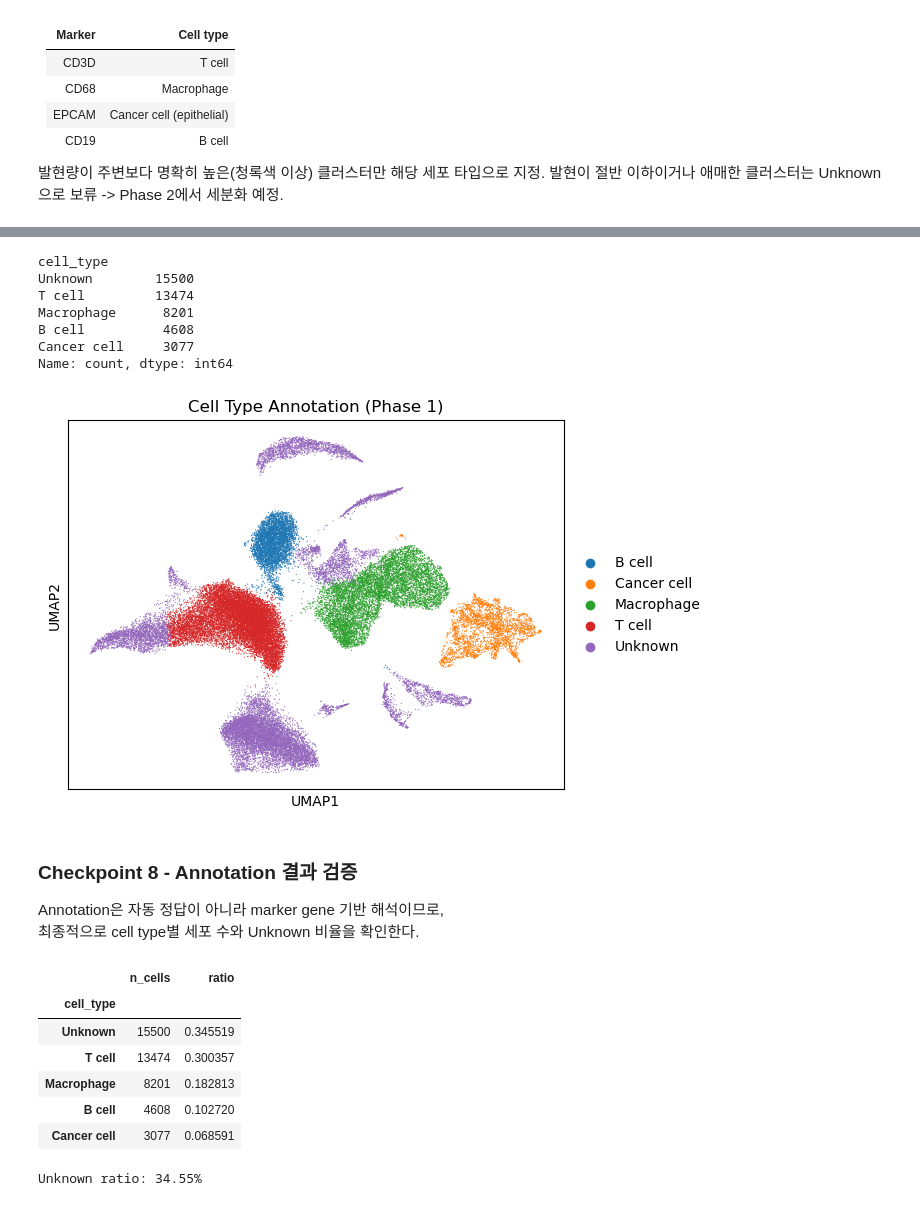
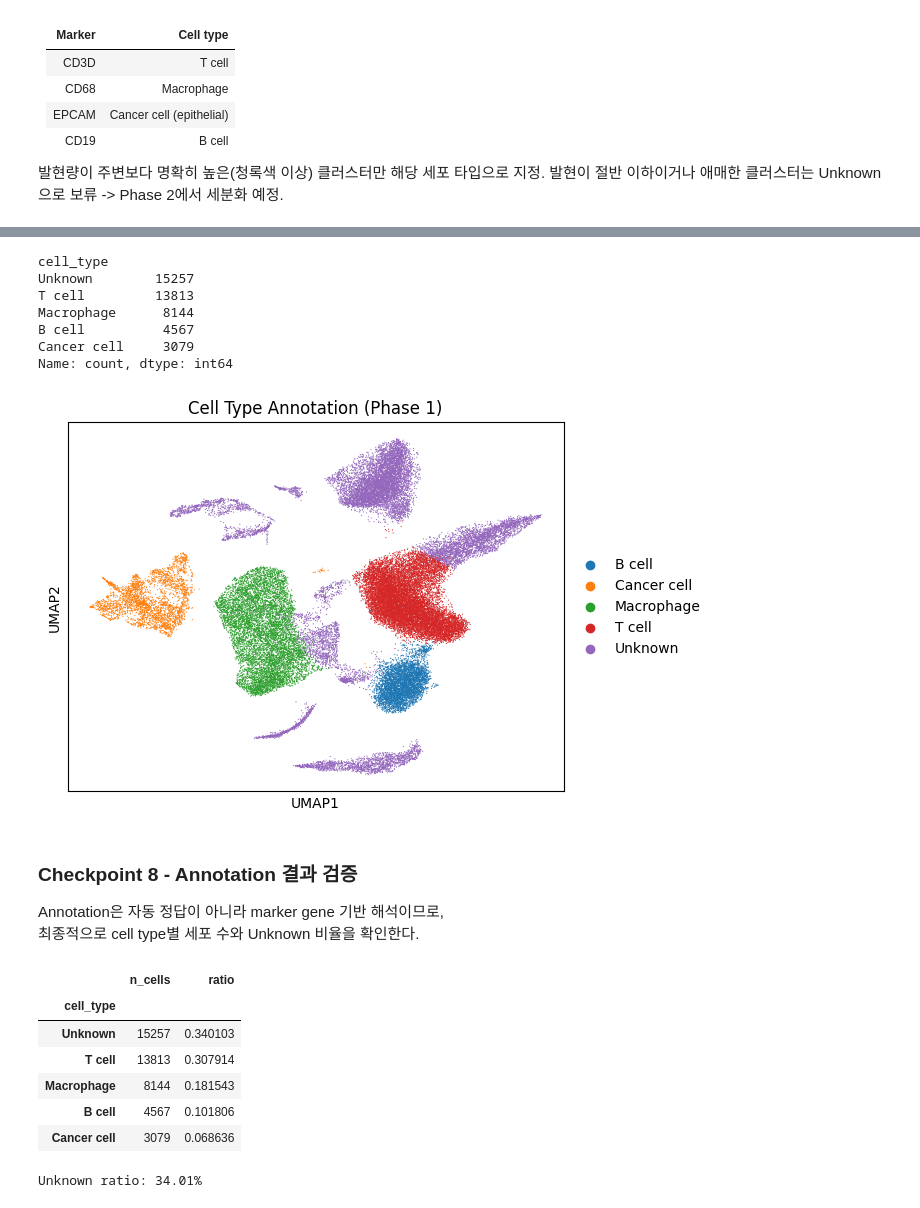
Before and after one commit to boeun02/scRNA-seq-Cancer-Immunology-Analysis, a Jupyter notebook: phase1_scrna/01_geo_pipeline.ipynb, the cells around one changed output, grey strips where cells are left out. Drawn from its saved outputs; the diff is of its cells as text; code cells hidden in the pictures.

```diff
--- a/phase1_scrna/01_geo_pipeline.ipynb
+++ b/phase1_scrna/01_geo_pipeline.ipynb
@@ -685,28 +675,29 @@ sc.pl.umap(adata, color='leiden')
 # %%
 # 클러스터 -> 세포 타입 매핑
 # Unknown: 단일 marker로 판단이 불명확한 클러스터 (Phase 2에서 세분화 예정)
 cell_type_map = {
-    '0': 'T cell',
+    '1': 'T cell',
     '2': 'T cell',
-    '4': 'Macrophage',
+    '3': 'Macrophage',
     '5': 'Macrophage',
-    '3': 'B cell',
-    '6': 'Cancer cell',
+    '4': 'B cell',
+    '7': 'Cancer cell',
+    '10': 'Cancer cell',
 }
 
 adata.obs['cell_type'] = adata.obs['leiden'].map(cell_type_map).fillna('Unknown')
 
 print(adata.obs['cell_type'].value_counts())
 sc.pl.umap(adata, color='cell_type', title='Cell Type Annotation (Phase 1)')
 # %% [output]
 cell_type
-Unknown        15500
-T cell         13474
-Macrophage      8201
-B cell          4608
-Cancer cell     3077
+Unknown        15257
+T cell         13813
+Macrophage      8144
+B cell          4567
+Cancer cell     3079
 Name: count, dtype: int64
-[figure, old version]
+[figure, new version]
 # %% [markdown]
 ### Checkpoint 8 - Annotation 결과 검증
 
@@ -721,12 +712,12 @@ print(f"Unknown ratio: {annotation_summary.loc['Unknown', 'ratio']:.2%}" if 'Unk
 # %% [output]
 |  | n_cells | ratio |
 | cell_type |  |  |
-| Unknown | 15500 | 0.345519 |
-| T cell | 13474 | 0.300357 |
-| Macrophage | 8201 | 0.182813 |
-| B cell | 4608 | 0.102720 |
-| Cancer cell | 3077 | 0.068591 |
+| Unknown | 15257 | 0.340103 |
+| T cell | 13813 | 0.307914 |
+| Macrophage | 8144 | 0.181543 |
+| B cell | 4567 | 0.101806 |
+| Cancer cell | 3079 | 0.068636 |
-Unknown ratio: 34.55%
+Unknown ratio: 34.01%
 # %%
 adata.write_h5ad(HUMAN_H5AD)
 print(f"Saved -> {HUMAN_H5AD}")
```
Also changed, not shown: parts of 10 cells of this notebook, 5 other files.
